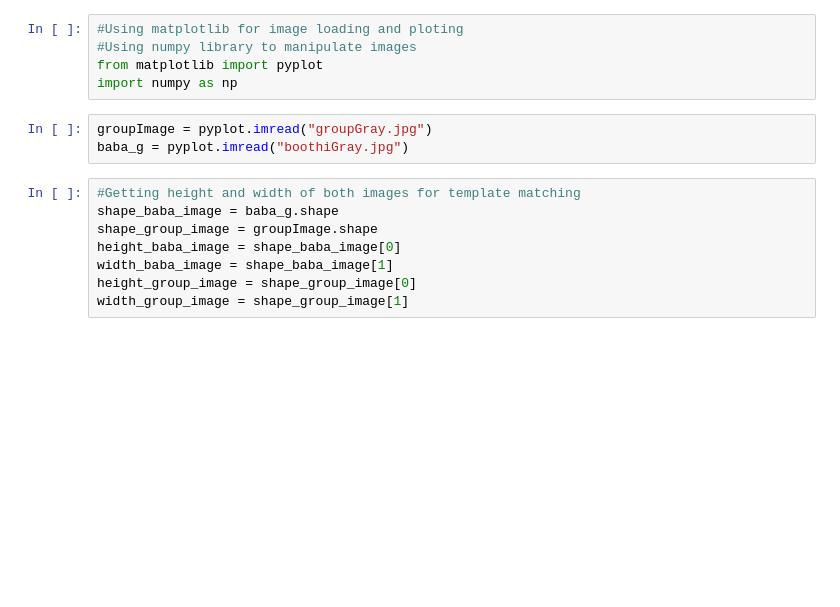
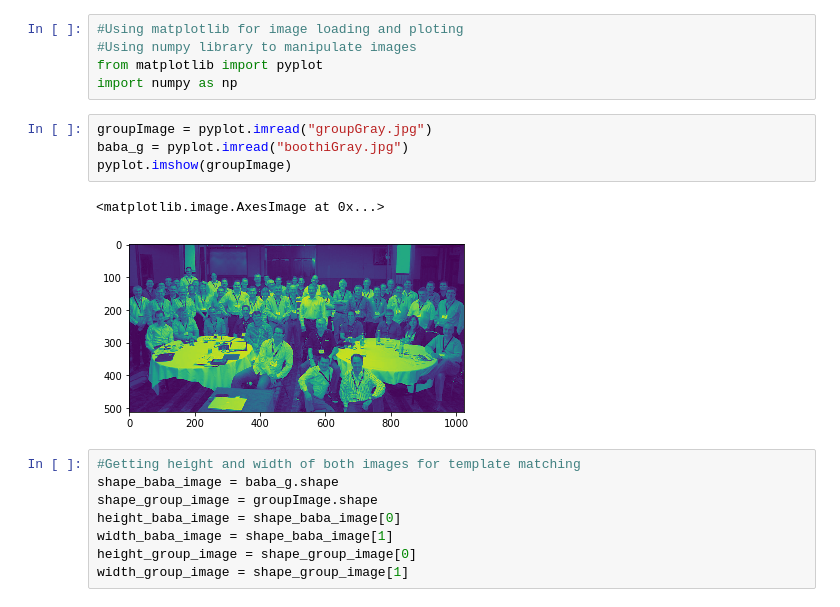
Before and after one commit to yousaf2018/Artificial-Intelligence-Project-Image-Recoginsition, a Jupyter notebook: Image_recognistion_project.ipynb, the cells around one changed output. Drawn from its saved outputs; the diff is of its cells as text; blank space fills up the shorter version.

```diff
--- a/Image_recognistion_project.ipynb
+++ b/Image_recognistion_project.ipynb
@@ -6,6 +6,10 @@ import numpy as np
 # %%
 groupImage = pyplot.imread("groupGray.jpg")
 baba_g = pyplot.imread("boothiGray.jpg")
+pyplot.imshow(groupImage)
+# %% [output]
+<matplotlib.image.AxesImage at 0x...>
+[figure, added]
 # %%
 #Getting height and width of both images for template matching
 shape_baba_image = baba_g.shape
```
Also changed, not shown: parts of 27 cells of this notebook.
